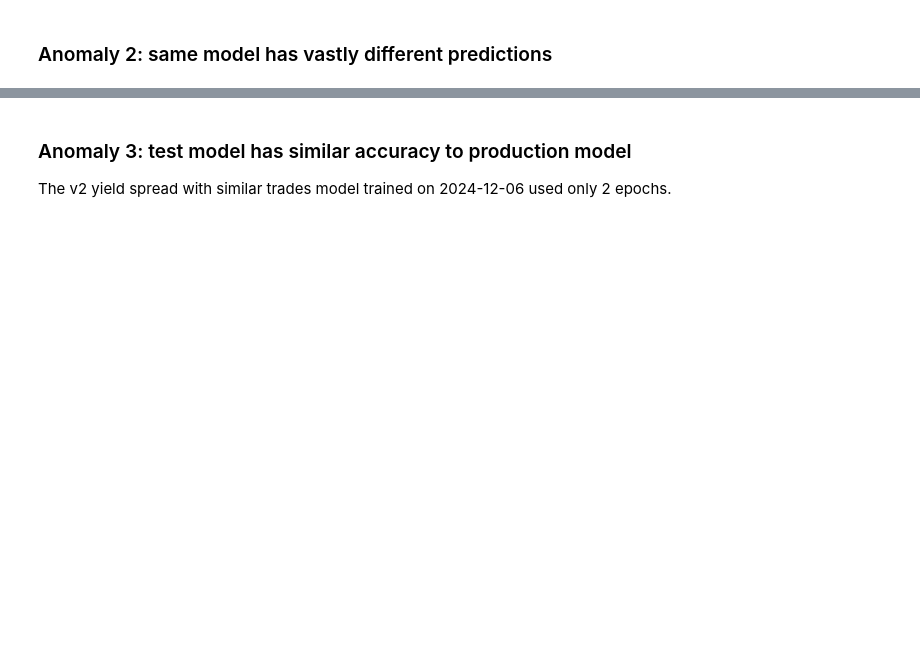
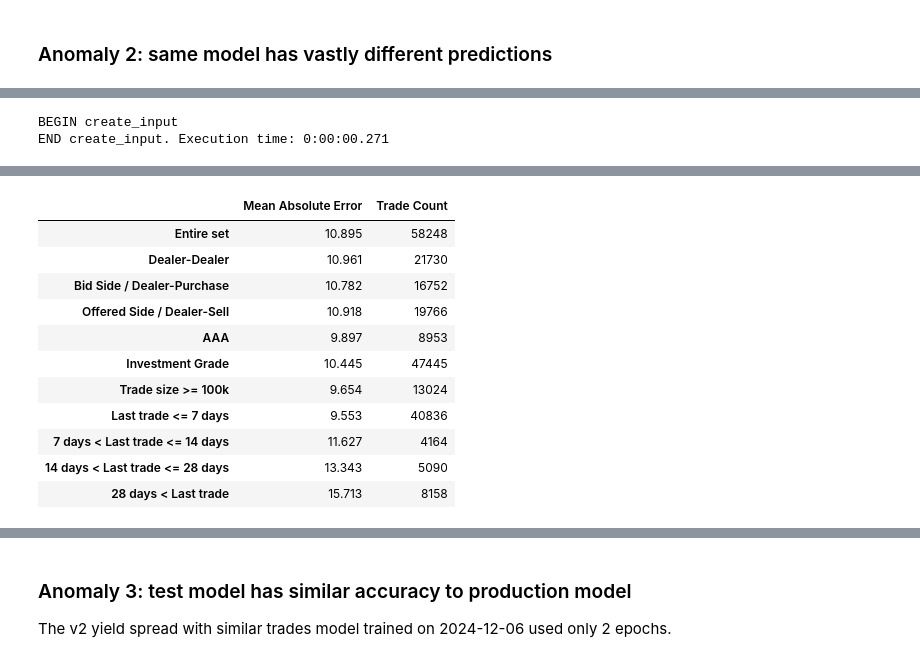
Before and after one commit to jessedwatson/ficc_python, a Jupyter notebook: notebooks/compare_datasets/compare_one_day_of_data.ipynb, the cells around one changed output, grey strips where cells are left out. Saved outputs shown, nothing was run; the diff lists cells and outputs as text; code cells hidden in the pictures; blank space fills up the shorter version.

```diff
--- a/notebooks/compare_datasets/compare_one_day_of_data.ipynb
+++ b/notebooks/compare_datasets/compare_one_day_of_data.ipynb
@@ -56,5 +42,7 @@ Initialized pandarallel with 5 cores
 # %%
 AUTOMATED_TRAINING_BUCKET = 'automated_training'
+# %%
+MODEL = 'yield_spread_with_similar_trades'
 # %%
 def get_data_for_automated_training_and_isolate_to_single_dates(old_or_new: str, dates: list) -> pd.DataFrame:
     assert old_or_new in ('old', 'new')
@@ -78,9 +66,9 @@ def get_data_for_automated_training_and_isolate_to_single_dates(old_or_new: str,
             df = df[df['trade_date'] == date]
             df.to_pickle(pickle_file_path)
             df_list.append(df)
-    return df_list
+    return df_list if len(df_list) > 1 else df_list[0]
 # %%
-current_df_on_2024_12_06 = get_data_for_automated_training_and_isolate_to_single_dates('old', ['2024-12-06'])
+old_df_on_2024_12_06 = get_data_for_automated_training_and_isolate_to_single_dates('old', ['2024-12-06'])
 new_df_on_2024_12_06 = get_data_for_automated_training_and_isolate_to_single_dates('new', ['2024-12-06'])
 # %% [output]
 Could not find pickle file in /Users/mitas/ficc/ficc_python/notebooks/compare_datasets/files/old_data_2024-12-06.pkl, so creating it now
@@ -106,0 +111,9 @@ create_summary_of_results(similar_trades_model_2024_12_06, new_df_on_2024_12_06,
+# %%
+def create_summary_of_results_for_model(df: pd.DataFrame, model) -> None:
+    encoders, _ = fit_encoders(df, CATEGORICAL_FEATURES, MODEL)
+    return create_summary_of_results(model, df, *create_input(df, encoders, MODEL), print_results=False)
+# %%
+create_summary_of_results_for_model(old_df_on_2024_12_06, similar_trades_model_2024_12_06)
+# %% [output]
+BEGIN create_input
+END create_input. Execution time: 0:00:00.271
@@ -106,0 +122,12 @@ create_summary_of_results(similar_trades_model_2024_12_06, new_df_on_2024_12_06,
+|  | Mean Absolute Error | Trade Count |
+| Entire set | 10.895 | 58248 |
+| Dealer-Dealer | 10.961 | 21730 |
+| Bid Side / Dealer-Purchase | 10.782 | 16752 |
+| Offered Side / Dealer-Sell | 10.918 | 19766 |
+| AAA | 9.897 | 8953 |
+| Investment Grade | 10.445 | 47445 |
+| Trade size >= 100k | 9.654 | 13024 |
+| Last trade <= 7 days | 9.553 | 40836 |
+| 7 days < Last trade <= 14 days | 11.627 | 4164 |
+| 14 days < Last trade <= 28 days | 13.343 | 5090 |
+| 28 days < Last trade | 15.713 | 8158 |
```
Also changed, not shown: parts of 14 cells of this notebook.
